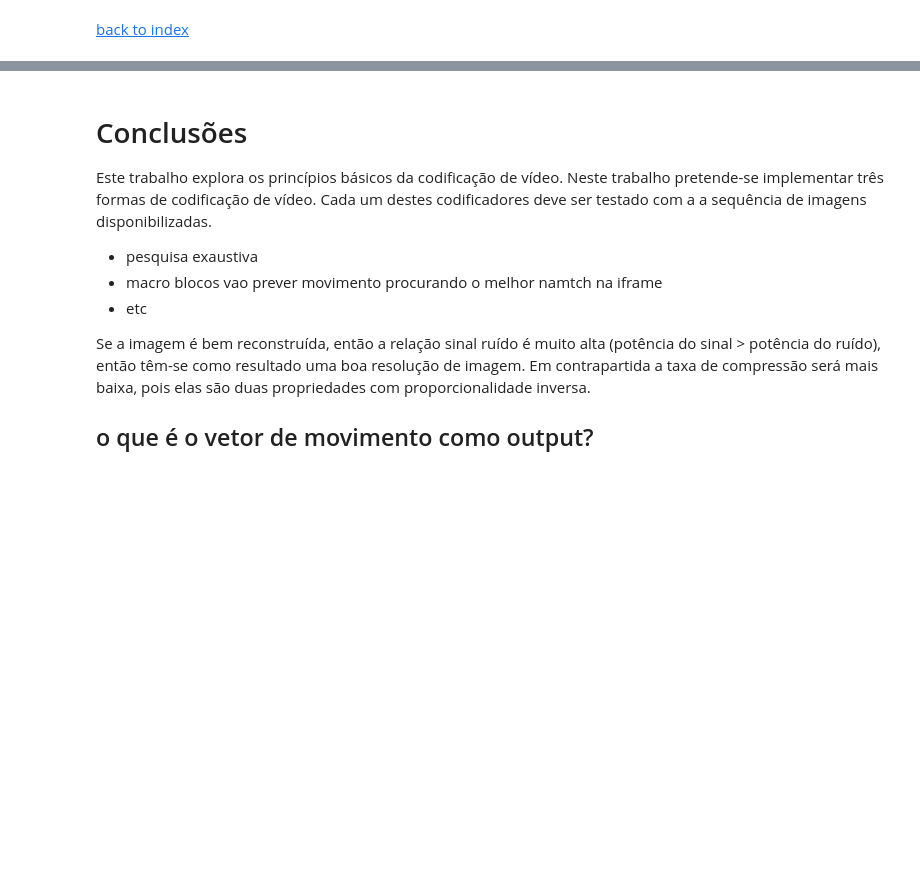
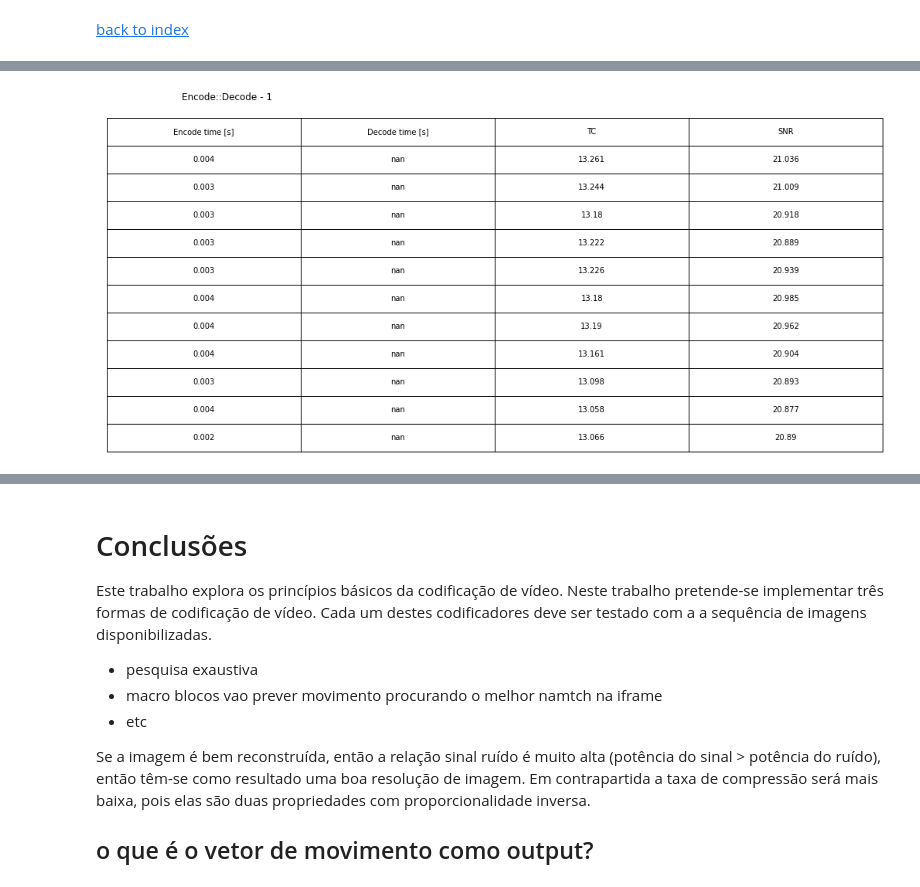
Before and after one commit to aquintelaoliveira/csm-leim-leic-2021sv, a Jupyter notebook: csm_env/_notebooks/trab-4/4NG13 _TP4.ipynb, the cells around one changed output, grey strips where cells are left out. Cells and saved outputs as stored; diff of their text form; code cells hidden in the pictures; blank space fills up the shorter version.

Commit message:
added tables

```diff
--- a/csm_env/_notebooks/trab-4/4NG13 _TP4.ipynb
+++ b/csm_env/_notebooks/trab-4/4NG13 _TP4.ipynb
@@ -663,2 +760,22 @@ t_end = time()
+# %%
+# prepare data with trab4 functions for decode-3
+# -- time data
+decode_time_3 = []
+# -- compression data
+TC_3 = []
+SNR_3 = []
+
+# decode
+Pframes3 = []
+
+for i in range(len(Sframes3)):
+    t_start = time()
+    Pframes3.append( decode_3(f"{cwd}/output_data/codificador3/decode/Pframe_{i+2}", Iframe, Sframes3[i], full_search_result[i]))
+    t_end = time()
+    # --
+    decode_time_3.append( (t_end - t_start) )
+    # --
+    TC_3.append( frames_size[i+1] / os.stat(f"{cwd}/output_data/codificador3/decode/Pframe_{i+2}.jpg").st_size )
+    SNR_3.append( snr(Pframes[i], Pframes3[i]) )
 # %% [markdown]
 [back to index](#index)
@@ -664,0 +786,74 @@ t_end = time()
+# %%
+table_header = ['Encode time [s]','Decode time [s]', 'TC', 'SNR']
+
+# table data
+table_data_1 = []
+for i in range(len(frames)):
+    table_data_1.append(
+        [round(encode_time_1[i],3),
+         round(decode_time_1[i],3),
+         round(TC_1[i],3),
+         round(SNR_1[i],3)])
+
+table_data_2 = []
+for i in range(len(Pframes2)):
+    table_data_2.append(
+        [round(encode_time_2[i],3),
+         round(decode_time_2[i],3),
+         round(TC_2[i],3),
+         round(SNR_2[i],3)])
+
+table_data_3 = []
+for i in range(len(Pframes3)):
+    table_data_3.append(
+        [round(encode_time_3[i],3),
+         round(decode_time_3[i],3),
+         round(TC_3[i],3),
+         round(SNR_3[i],3)])
+
+# create tables
+fig1, ax1 = plt.subplots()
+fig2, ax2 = plt.subplots()
+fig3, ax3 = plt.subplots()
+
+# hide the axes
+fig1.patch.set_visible(False)
+ax1.axis('off')
+ax1.axis('tight')
+fig2.patch.set_visible(False)
+ax2.axis('off')
+ax2.axis('tight')
+fig3.patch.set_visible(False)
+ax3.axis('off')
+ax3.axis('tight')
+
+# build tables
+table_1 = ax1.table(
+    cellText=table_data_1,
+    colLabels=table_header,
+    cellLoc='center',
+    loc ='upper left')
+
+table_2 = ax2.table(
+    cellText=table_data_2,
+    colLabels=table_header,
+    cellLoc='center',
+    loc ='upper left')
+
+table_3 = ax3.table(
+    cellText=table_data_3,
+    colLabels=table_header,
+    cellLoc='center',
+    loc ='upper left')
+
+# display tables
+fig1.suptitle('Encode::Decode - 1')
+table_1.scale(3,3)
+fig2.suptitle('Encode::Decode - 2')
+table_2.scale(3,3)
+fig3.suptitle('Encode::Decode - 3')
+table_3.scale(3,3)
+
+plt.show()
+# %% [output]
+[figure, added]
```
Also changed, not shown: parts of 45 cells of this notebook, 15 other files.
